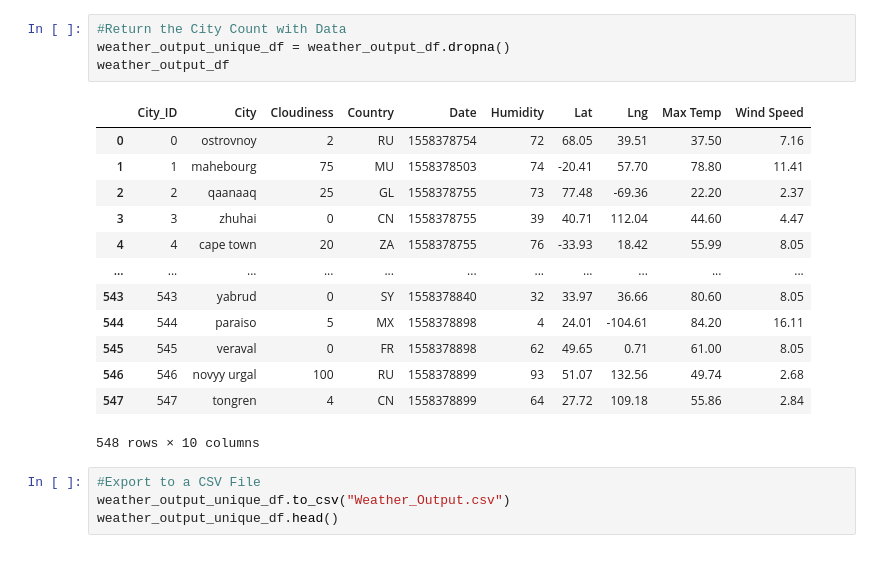
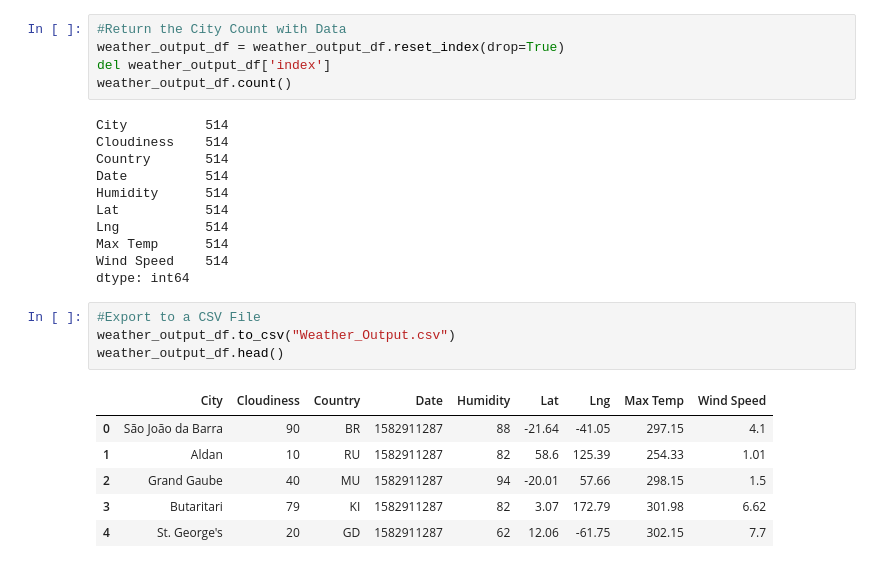
Before and after one commit to KotR9001/python-api-challenge, a Jupyter notebook: WeatherPy.ipynb, the cells around one changed output. Drawn from its saved outputs; the diff is of its cells as text.

```diff
--- a/WeatherPy.ipynb
+++ b/WeatherPy.ipynb
@@ -144,23 +141,28 @@ response
  'cod': 200}
 # %%
 #Return the City Count with Data
-weather_output_unique_df = weather_output_df.dropna()
-weather_output_df
+weather_output_df = weather_output_df.reset_index(drop=True)
+del weather_output_df['index']
+weather_output_df.count()
 # %% [output]
-|  | City_ID | City | Cloudiness | Country | Date | Humidity | Lat | Lng | Max Temp | Wind Speed |
-| 0 | 0 | ostrovnoy | 2 | RU | 1558378754 | 72 | 68.05 | 39.51 | 37.50 | 7.16 |
-| 1 | 1 | mahebourg | 75 | MU | 1558378503 | 74 | -20.41 | 57.70 | 78.80 | 11.41 |
-| 2 | 2 | qaanaaq | 25 | GL | 1558378755 | 73 | 77.48 | -69.36 | 22.20 | 2.37 |
-| 3 | 3 | zhuhai | 0 | CN | 1558378755 | 39 | 40.71 | 112.04 | 44.60 | 4.47 |
-| 4 | 4 | cape town | 20 | ZA | 1558378755 | 76 | -33.93 | 18.42 | 55.99 | 8.05 |
-| ... | ... | ... | ... | ... | ... | ... | ... | ... | ... | ... |
-| 543 | 543 | yabrud | 0 | SY | 1558378840 | 32 | 33.97 | 36.66 | 80.60 | 8.05 |
-| 544 | 544 | paraiso | 5 | MX | 1558378898 | 4 | 24.01 | -104.61 | 84.20 | 16.11 |
-| 545 | 545 | veraval | 0 | FR | 1558378898 | 62 | 49.65 | 0.71 | 61.00 | 8.05 |
-| 546 | 546 | novyy urgal | 100 | RU | 1558378899 | 93 | 51.07 | 132.56 | 49.74 | 2.68 |
-| 547 | 547 | tongren | 4 | CN | 1558378899 | 64 | 27.72 | 109.18 | 55.86 | 2.84 |
-548 rows × 10 columns
+City          514
+Cloudiness    514
+Country       514
+Date          514
+Humidity      514
+Lat           514
+Lng           514
+Max Temp      514
+Wind Speed    514
+dtype: int64
 # %%
 #Export to a CSV File
-weather_output_unique_df.to_csv("Weather_Output.csv")
-weather_output_unique_df.head()
+weather_output_df.to_csv("Weather_Output.csv")
+weather_output_df.head()
+# %% [output]
+|  | City | Cloudiness | Country | Date | Humidity | Lat | Lng | Max Temp | Wind Speed |
+| 0 | São João da Barra | 90 | BR | 1582911287 | 88 | -21.64 | -41.05 | 297.15 | 4.1 |
+| 1 | Aldan | 10 | RU | 1582911287 | 82 | 58.6 | 125.39 | 254.33 | 1.01 |
+| 2 | Grand Gaube | 40 | MU | 1582911287 | 94 | -20.01 | 57.66 | 298.15 | 1.5 |
+| 3 | Butaritari | 79 | KI | 1582911287 | 82 | 3.07 | 172.79 | 301.98 | 6.62 |
+| 4 | St. George's | 20 | GD | 1582911287 | 62 | 12.06 | -61.75 | 302.15 | 7.7 |
```
Also changed, not shown: parts of 5 cells of this notebook, 1 other file.
